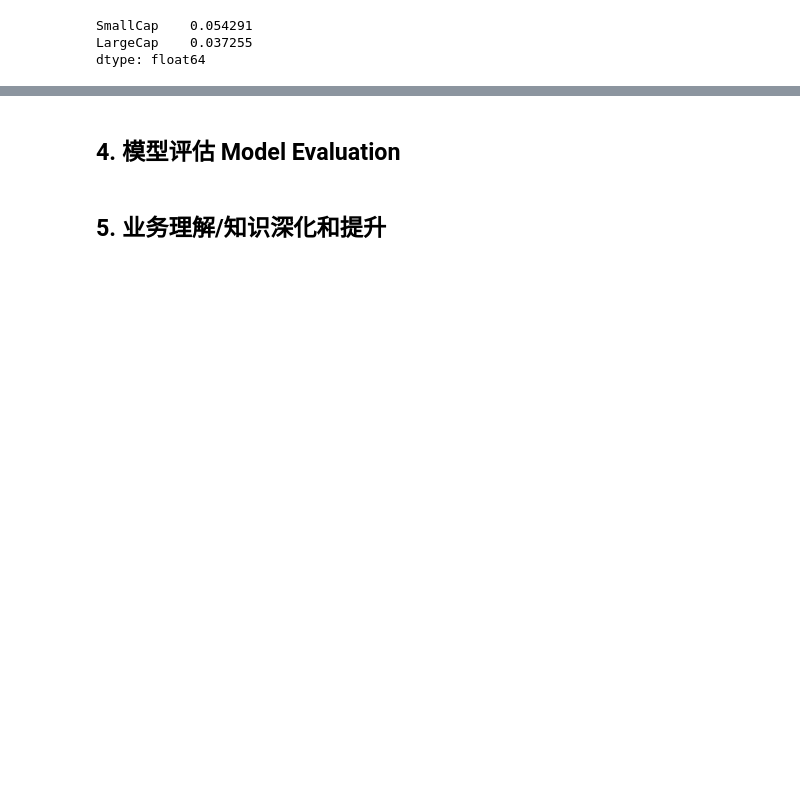
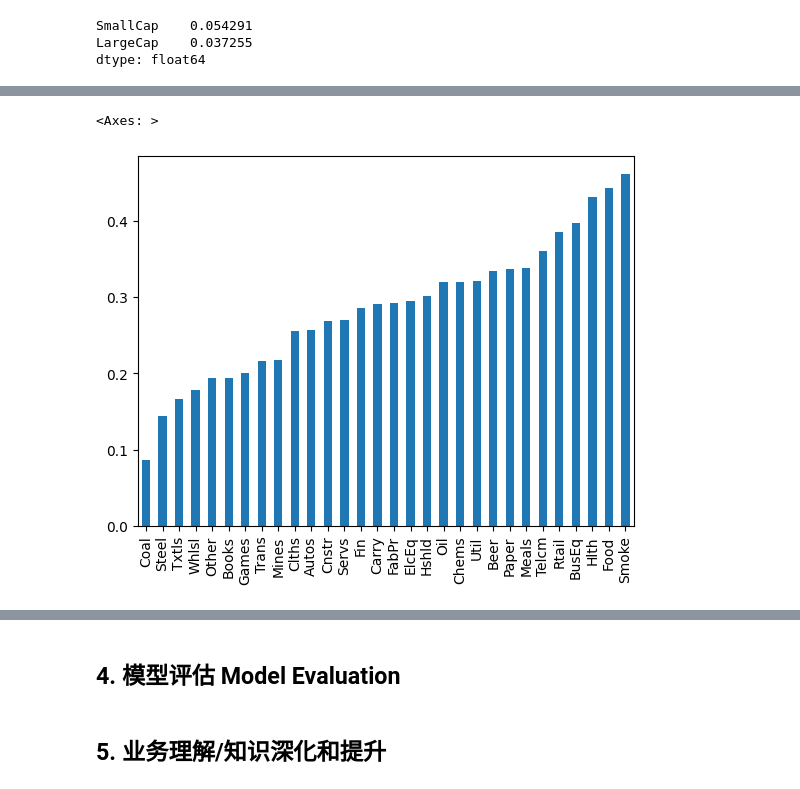
Before and after one commit to WH1994cn/b_python_dshb_cn, a Jupyter notebook: docs/Chapter03/ds_pandas_proj02.ipynb, the cells around one changed output, grey strips where cells are left out. Drawn from its saved outputs; the diff is of its cells as text; code cells hidden in the pictures; blank space fills up the shorter version.

```diff
--- a/docs/Chapter03/ds_pandas_proj02.ipynb
+++ b/docs/Chapter03/ds_pandas_proj02.ipynb
@@ -510,0 +688,6 @@ myfin.var_historic(returns["SmallCap"], level=5)
+# %%
+# visualization of the sharpe ratio over periods
+myfin.sharpe_ratio(ind["1926":"2025"], 0.03, 12).sort_values().plot.bar()
+# %% [output]
+<Axes: >
+[figure, added]
```
Also changed, not shown: parts of 40 cells of this notebook, 1 other file.
